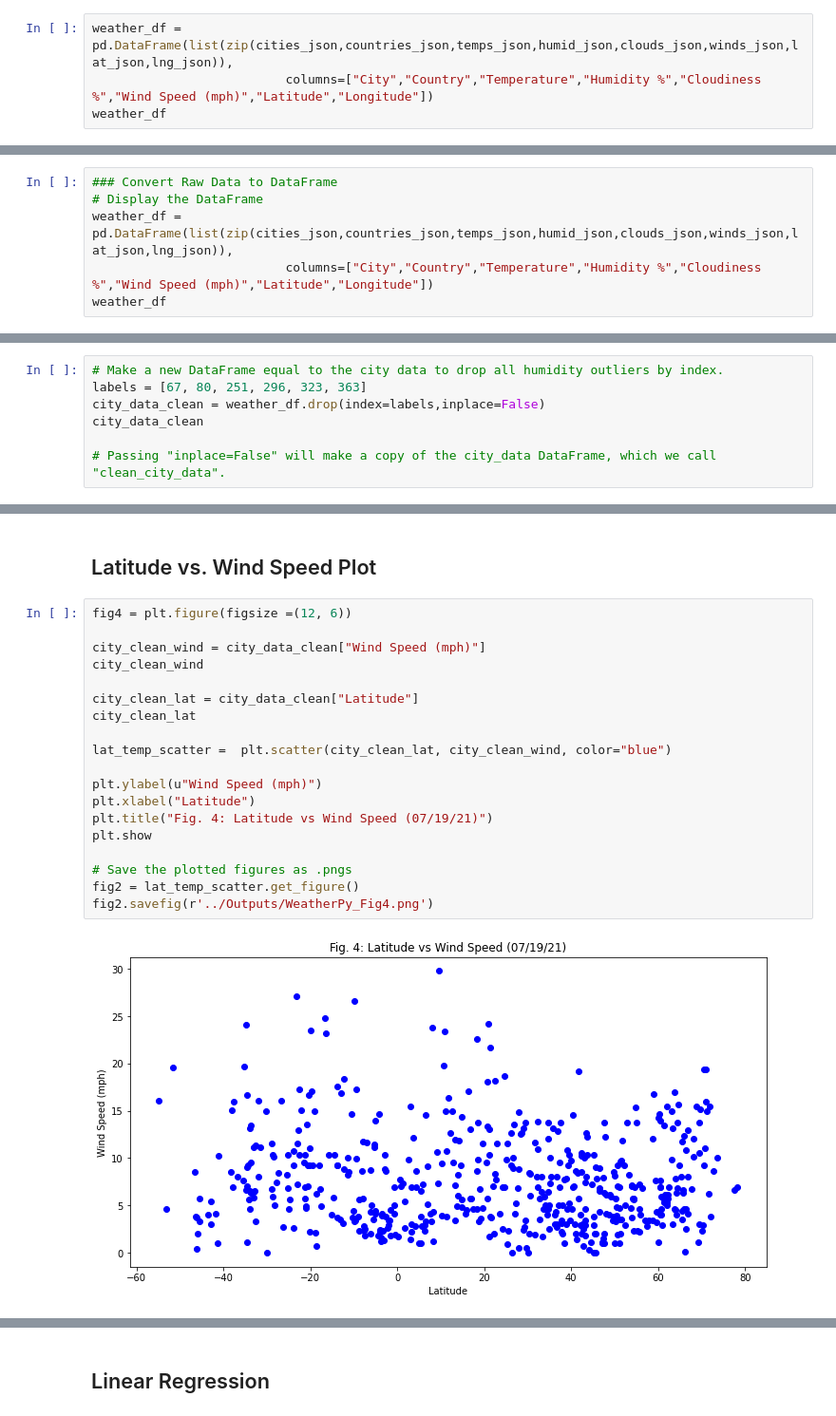
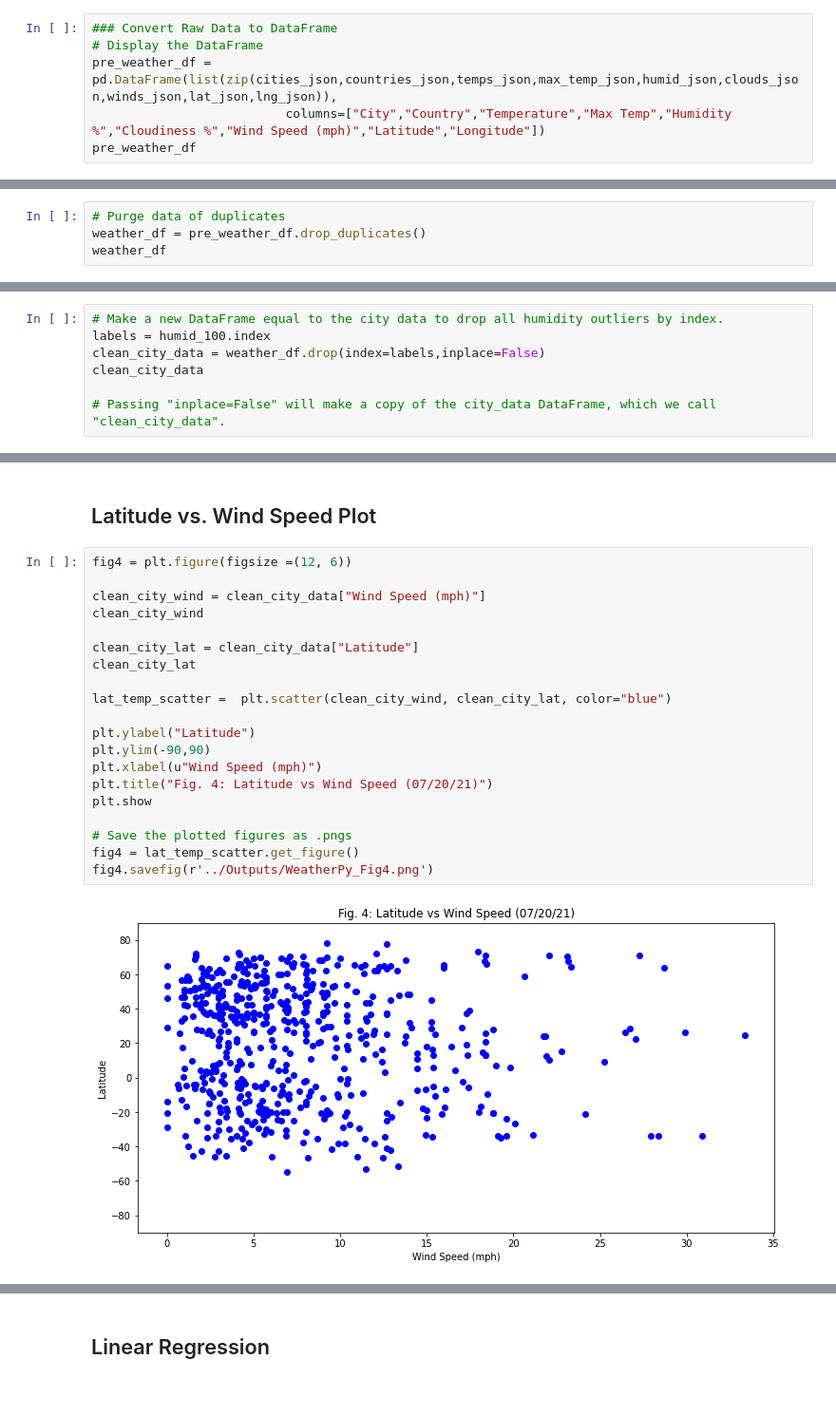
Before and after one commit to abdurrabb/python_api_challenge, a Jupyter notebook: WeatherPy/WeatherPy_AW-Copy1.ipynb, the cells around one changed output, grey strips where cells are left out. Shown at 95% size. Drawn from its saved outputs; the diff is of its cells as text.

Commit message:
fin WeatherPy

```diff
--- a/WeatherPy/WeatherPy_AW-Copy1.ipynb
+++ b/WeatherPy/WeatherPy_AW-Copy1.ipynb
@@ -131,5 +125,7 @@ City number 1 (pittsburg) is being processed.
 # %%
-weather_df = pd.DataFrame(list(zip(cities_json,countries_json,temps_json,humid_json,clouds_json,winds_json,lat_json,lng_json)),
-                          columns=["City","Country","Temperature","Humidity %","Cloudiness %","Wind Speed (mph)","Latitude","Longitude"])
-weather_df
+### Convert Raw Data to DataFrame
+# Display the DataFrame
+pre_weather_df = pd.DataFrame(list(zip(cities_json,countries_json,temps_json,max_temp_json,humid_json,clouds_json,winds_json,lat_json,lng_json)),
+                          columns=["City","Country","Temperature","Max Temp","Humidity %","Cloudiness %","Wind Speed (mph)","Latitude","Longitude"])
+pre_weather_df
 # %% [output]
@@ -148,0 +145,4 @@ weather_df
+# %%
+# Purge data of duplicates
+weather_df = pre_weather_df.drop_duplicates()
+weather_df
@@ -176,9 +190,3 @@ weather_df
  "id":3466704,
  "name":"Castro",
  "cod":200} -->
-# %%
-### Convert Raw Data to DataFrame
-# Display the DataFrame
-weather_df = pd.DataFrame(list(zip(cities_json,countries_json,temps_json,humid_json,clouds_json,winds_json,lat_json,lng_json)),
-                          columns=["City","Country","Temperature","Humidity %","Cloudiness %","Wind Speed (mph)","Latitude","Longitude"])
-weather_df
@@ -221,8 +206,8 @@ Int64Index([67, 80, 251, 296, 323, 363], dtype='int64')
 # %%
 # Make a new DataFrame equal to the city data to drop all humidity outliers by index.
-labels = [67, 80, 251, 296, 323, 363]
-city_data_clean = weather_df.drop(index=labels,inplace=False)
-city_data_clean
+labels = humid_100.index
+clean_city_data = weather_df.drop(index=labels,inplace=False)
+clean_city_data
 
 # Passing "inplace=False" will make a copy of the city_data DataFrame, which we call "clean_city_data".
 # %% [output]
@@ -386,21 +363,22 @@ plt.show
 # %%
 fig4 = plt.figure(figsize =(12, 6))
 
-city_clean_wind = city_data_clean["Wind Speed (mph)"]
-city_clean_wind
+clean_city_wind = clean_city_data["Wind Speed (mph)"]
+clean_city_wind
 
-city_clean_lat = city_data_clean["Latitude"]
-city_clean_lat
+clean_city_lat = clean_city_data["Latitude"]
+clean_city_lat
 
-lat_temp_scatter =  plt.scatter(city_clean_lat, city_clean_wind, color="blue")
+lat_temp_scatter =  plt.scatter(clean_city_wind, clean_city_lat, color="blue")
 
-plt.ylabel(u"Wind Speed (mph)")
-plt.xlabel("Latitude")
-plt.title("Fig. 4: Latitude vs Wind Speed (07/19/21)")
+plt.ylabel("Latitude")
+plt.ylim(-90,90)
+plt.xlabel(u"Wind Speed (mph)")
+plt.title("Fig. 4: Latitude vs Wind Speed (07/20/21)")
 plt.show
 
 # Save the plotted figures as .pngs
-fig2 = lat_temp_scatter.get_figure()
-fig2.savefig(r'../Outputs/WeatherPy_Fig4.png')
+fig4 = lat_temp_scatter.get_figure()
+fig4.savefig(r'../Outputs/WeatherPy_Fig4.png')
 # %% [output]
-[figure, old version]
+[figure, new version]
```
Also changed, not shown: parts of 37 cells of this notebook, 13 other files.
